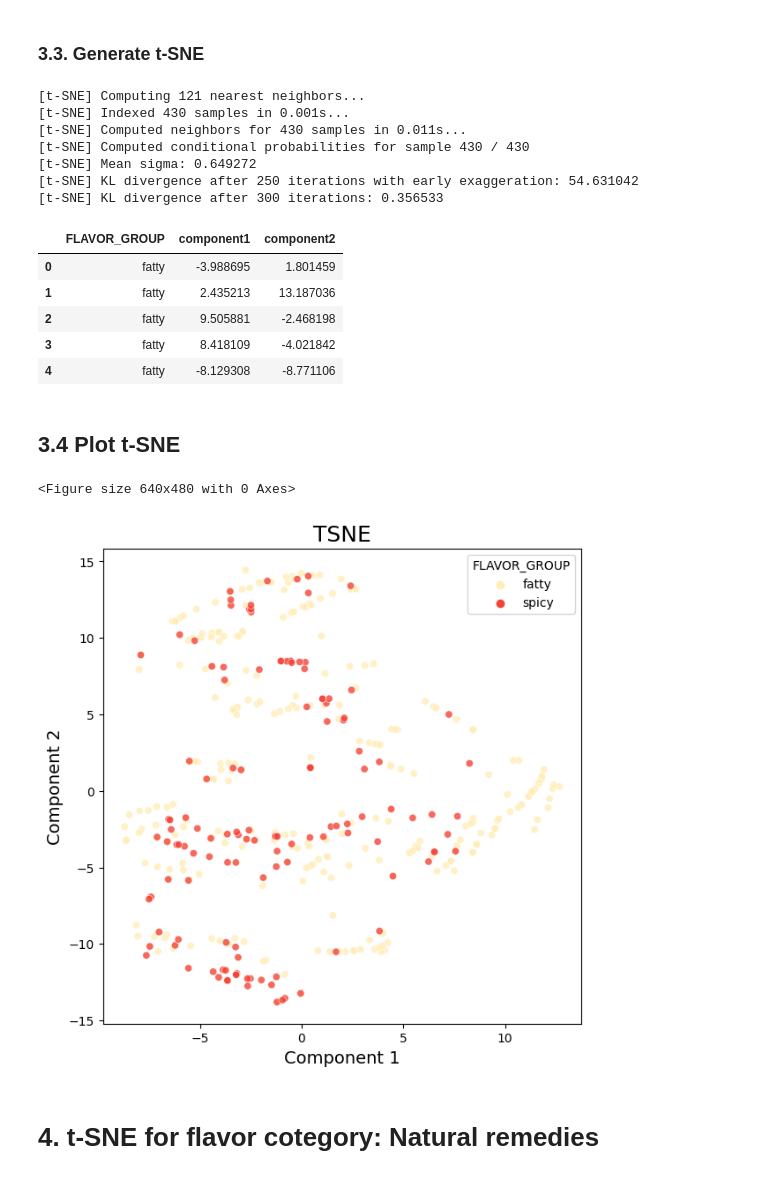
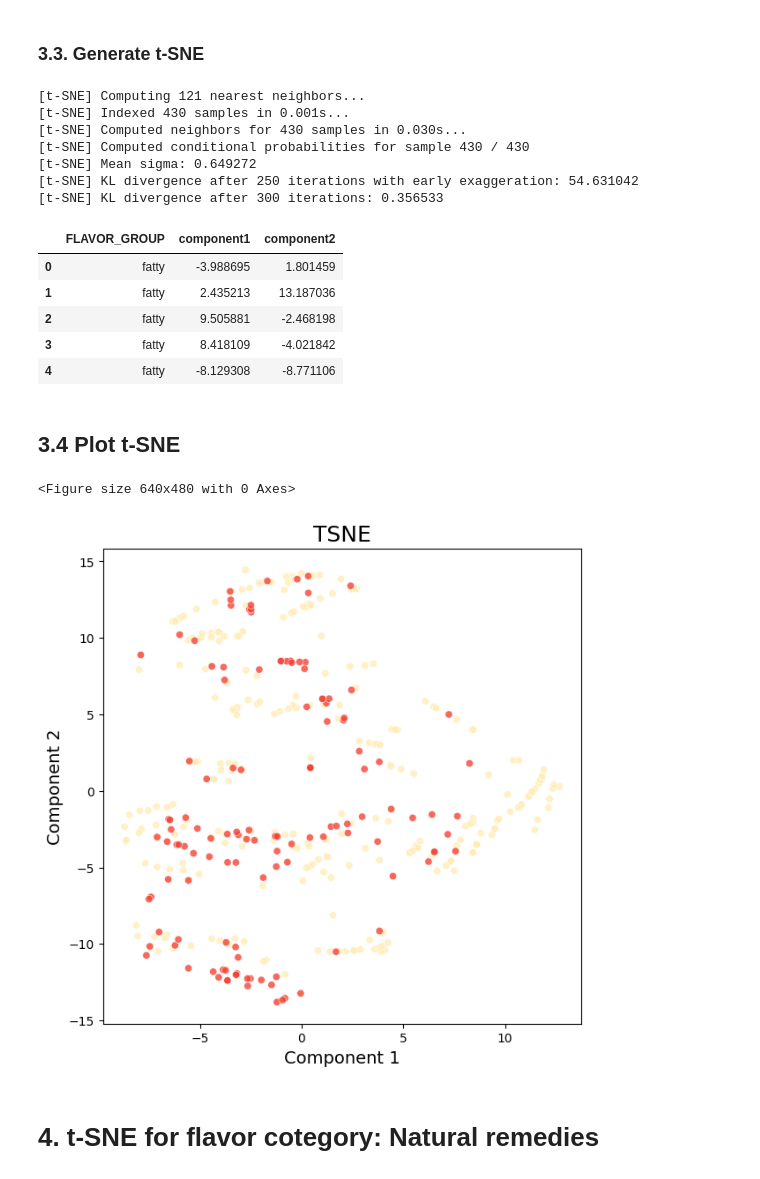
Before and after one commit to DIFACQUIM/Art-Driven-by-Visual-Representations-of-Chemical-Space-, a Jupyter notebook: 05_TSNE_FLAVOR_CATEGORIES.ipynb, the cells around one changed output. Saved outputs shown, nothing was run; the diff lists cells and outputs as text; code cells hidden in the pictures.

```diff
--- a/05_TSNE_FLAVOR_CATEGORIES.ipynb
+++ b/05_TSNE_FLAVOR_CATEGORIES.ipynb
@@ -211,7 +213,7 @@ plt.savefig("Wine_tasting.jpg", dpi=300)
 ## 3.1. Load datasets
 # %%
 # Read data set
-url = "https://raw.githubusercontent.com/AnaChavezHdz/Art-Driven-by-Visual-Representations-of-Chemical-Space/main/Datasets/03_spicy_fatty_16JUNE2023.csv"
+url = "https://raw.githubusercontent.com/DIFACQUIM/Art-Driven-by-Visual-Representations-of-Chemical-Space-/main/Datasets/03_spicy_fatty_16JUNE2023.csv"
 DATA = pd.read_csv(url)
 DATA.head(2)
 # %% [output]
@@ -263,7 +265,7 @@ tsne_dataset.head(5)
 # %% [output]
 [t-SNE] Computing 121 nearest neighbors...
 [t-SNE] Indexed 430 samples in 0.001s...
-[t-SNE] Computed neighbors for 430 samples in 0.011s...
+[t-SNE] Computed neighbors for 430 samples in 0.030s...
 [t-SNE] Computed conditional probabilities for sample 430 / 430
 [t-SNE] Mean sigma: 0.649272
 [t-SNE] KL divergence after 250 iterations with early exaggeration: 54.631042
@@ -279,25 +281,26 @@ tsne_dataset.head(5)
 # %%
 # Plot t-SNE
 import matplotlib.pyplot as plt
 plt.figure()
 plt.figure(figsize=(7,7))
 plt.xlabel("Component 1", fontsize=14)
 plt.ylabel("Component 2", fontsize=14)
 plt.title("TSNE",fontsize=18 )
 
 import seaborn as sns
 sns.scatterplot(
                 x = tsne_dataset["component1"],
                 y = tsne_dataset["component2"],
                 hue = tsne_dataset["FLAVOR_GROUP"], #Labels
                 alpha=0.8,
-                palette = ['#ffedb7','#f44336']
+                palette = ['#ffedb7','#f44336'],
+                legend=False
                 )
 # Save figure
-plt.savefig("Fatty_spicy.jpg", dpi=300)
+plt.savefig("Fatty_spicy.jpg", dpi=500)
 # %% [output]
 <Figure size 640x480 with 0 Axes>
-[figure, old version]
+[figure, new version]
 # %% [markdown]
 # 4. t-SNE for flavor cotegory: Natural remedies
 # %% [markdown]
```
Also changed, not shown: parts of 11 cells of this notebook.
